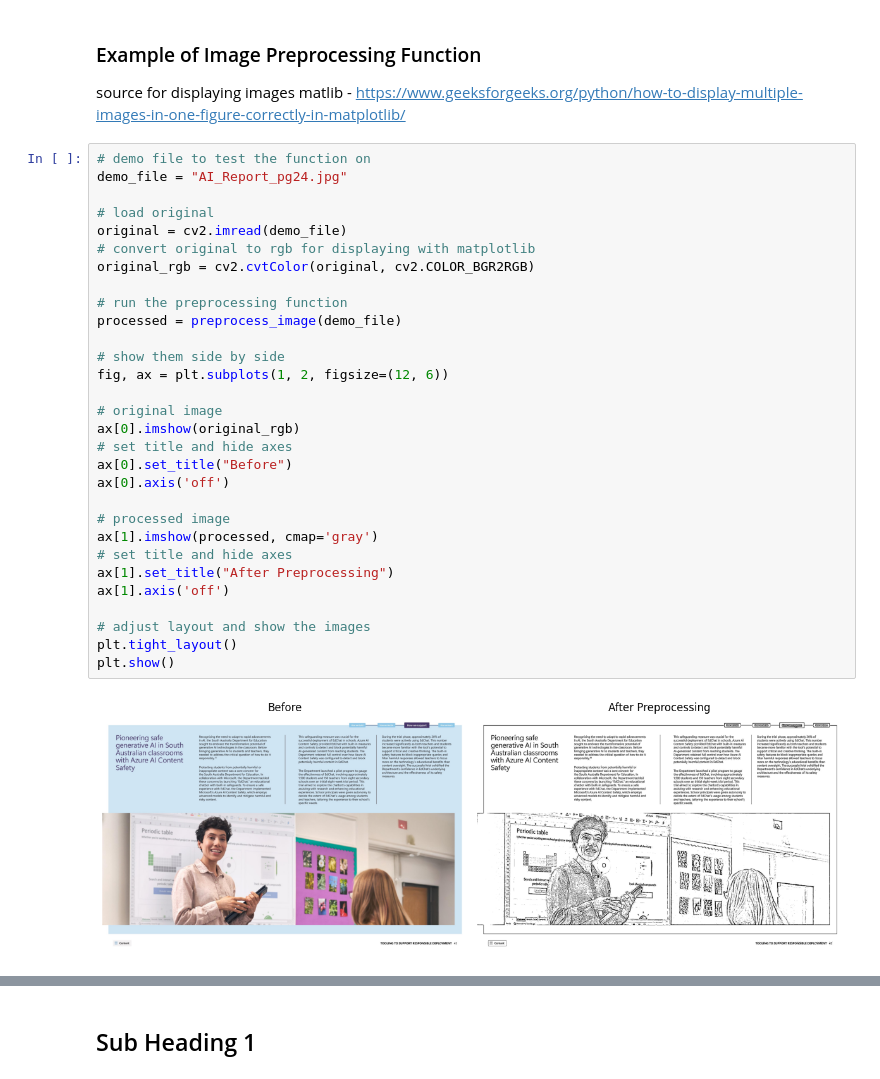
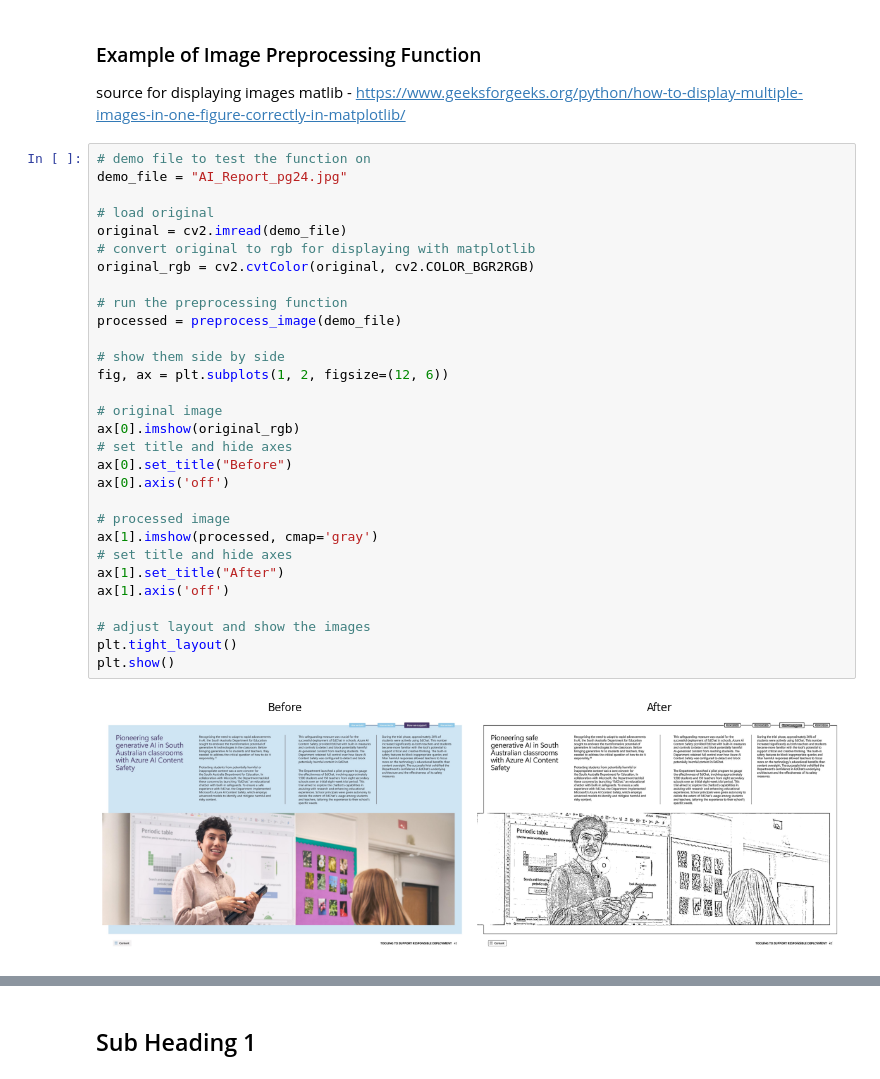
Before and after one commit to ATU-BDAAI/ca2-assignment-jbuckett-1, a Jupyter notebook: Buckett_Jamie_CA2.ipynb, the cells around one changed output, grey strips where cells are left out. Saved outputs shown, nothing was run; the diff lists cells and outputs as text.

```diff
--- a/Buckett_Jamie_CA2.ipynb
+++ b/Buckett_Jamie_CA2.ipynb
@@ -665,32 +667,32 @@ source for displaying images matlib - https://www.geeksforgeeks.org/python/how-t
 # %%
 # demo file to test the function on
 demo_file = "AI_Report_pg24.jpg"
 
 # load original
 original = cv2.imread(demo_file)
 # convert original to rgb for displaying with matplotlib
 original_rgb = cv2.cvtColor(original, cv2.COLOR_BGR2RGB)
 
 # run the preprocessing function
 processed = preprocess_image(demo_file)
 
 # show them side by side
 fig, ax = plt.subplots(1, 2, figsize=(12, 6))
 
 # original image
 ax[0].imshow(original_rgb)
 # set title and hide axes
 ax[0].set_title("Before")
 ax[0].axis('off')
 
 # processed image
 ax[1].imshow(processed, cmap='gray')
 # set title and hide axes
-ax[1].set_title("After Preprocessing")
+ax[1].set_title("After")
 ax[1].axis('off')
 
 # adjust layout and show the images
 plt.tight_layout()
 plt.show()
 # %% [output]
-[figure, old version]
+[figure, new version]
```
Also changed, not shown: parts of 6 cells of this notebook, 4 other files.
